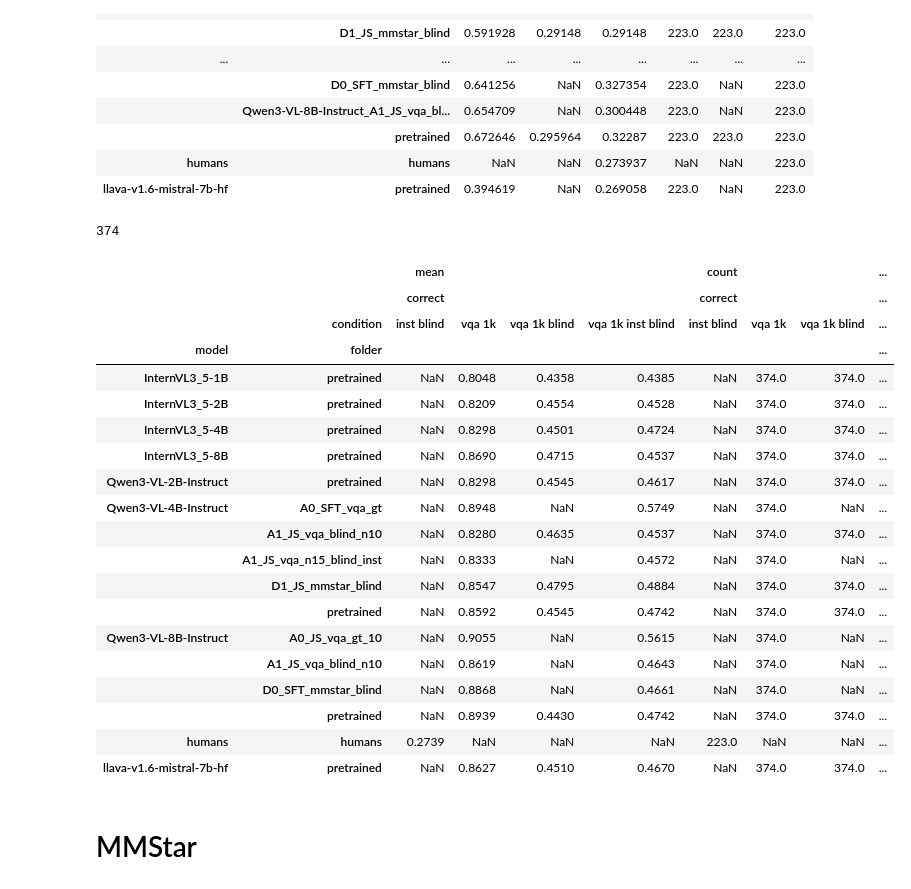
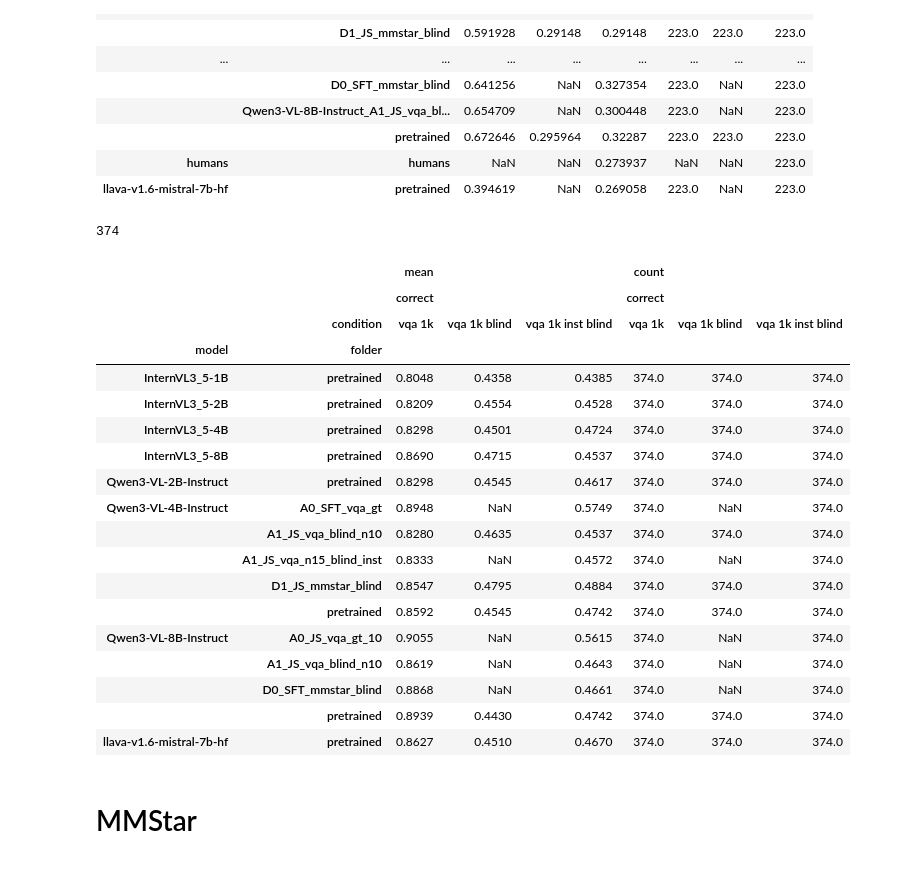
Before and after one commit to unolop/HPA, a Jupyter notebook: evaluation/scored/progress.ipynb, the cells around one changed output. Cells and saved outputs as stored; diff of their text form; code cells hidden in the pictures.

```diff
--- a/evaluation/scored/progress.ipynb
+++ b/evaluation/scored/progress.ipynb
@@ -172,46 +172,45 @@ pt
 # %%
 human_vqa=pd.read_csv('/home/work/yuna/HPA/evaluation/scored/humans/human_vqa_per_question.csv')
 # matching pids for human-model comparison
 human_vqa['model'] = "humans"
 
 qids = human_vqa.qid.unique()
 print(len(qids))
 model_vqa = model_results['vqa_1k']
 
 
-vqa_human_comparison = pd.concat([model_vqa[model_vqa['question_id'].isin(qids)] , human_mc])
+vqa_human_comparison = pd.concat([model_vqa[model_vqa['question_id'].isin(qids)] , human_vqa])
 pt = vqa_human_comparison.pivot_table(
     index=['model', 'folder'],
     columns=['condition'],
     values=['correct'],
     aggfunc=['mean', 'count']
 )
 # Round the "mean" rows/columns to 2 decimal places
 pt = pt.round(4)
 pt.to_csv(f'./vqa_human_comparison.csv')
 pt
 # %% [output]
 374
-|  |  | mean |  |  |  | count |  |  | ... |
-|  |  | correct |  |  |  | correct |  |  | ... |
-|  | condition | inst blind | vqa 1k | vqa 1k blind | vqa 1k inst blind | inst blind | vqa 1k | vqa 1k blind | ... |
-| model | folder |  |  |  |  |  |  |  | ... |
-| InternVL3_5-1B | pretrained | NaN | 0.8048 | 0.4358 | 0.4385 | NaN | 374.0 | 374.0 | ... |
-| InternVL3_5-2B | pretrained | NaN | 0.8209 | 0.4554 | 0.4528 | NaN | 374.0 | 374.0 | ... |
-| InternVL3_5-4B | pretrained | NaN | 0.8298 | 0.4501 | 0.4724 | NaN | 374.0 | 374.0 | ... |
-| InternVL3_5-8B | pretrained | NaN | 0.8690 | 0.4715 | 0.4537 | NaN | 374.0 | 374.0 | ... |
-| Qwen3-VL-2B-Instruct | pretrained | NaN | 0.8298 | 0.4545 | 0.4617 | NaN | 374.0 | 374.0 | ... |
-| Qwen3-VL-4B-Instruct | A0_SFT_vqa_gt | NaN | 0.8948 | NaN | 0.5749 | NaN | 374.0 | NaN | ... |
-|  | A1_JS_vqa_blind_n10 | NaN | 0.8280 | 0.4635 | 0.4537 | NaN | 374.0 | 374.0 | ... |
-|  | A1_JS_vqa_n15_blind_inst | NaN | 0.8333 | NaN | 0.4572 | NaN | 374.0 | NaN | ... |
-|  | D1_JS_mmstar_blind | NaN | 0.8547 | 0.4795 | 0.4884 | NaN | 374.0 | 374.0 | ... |
-|  | pretrained | NaN | 0.8592 | 0.4545 | 0.4742 | NaN | 374.0 | 374.0 | ... |
-| Qwen3-VL-8B-Instruct | A0_JS_vqa_gt_10 | NaN | 0.9055 | NaN | 0.5615 | NaN | 374.0 | NaN | ... |
-|  | A1_JS_vqa_blind_n10 | NaN | 0.8619 | NaN | 0.4643 | NaN | 374.0 | NaN | ... |
-|  | D0_SFT_mmstar_blind | NaN | 0.8868 | NaN | 0.4661 | NaN | 374.0 | NaN | ... |
-|  | pretrained | NaN | 0.8939 | 0.4430 | 0.4742 | NaN | 374.0 | 374.0 | ... |
-| humans | humans | 0.2739 | NaN | NaN | NaN | 223.0 | NaN | NaN | ... |
-| llava-v1.6-mistral-7b-hf | pretrained | NaN | 0.8627 | 0.4510 | 0.4670 | NaN | 374.0 | 374.0 | ... |
+|  |  | mean |  |  | count |  |  |
+|  |  | correct |  |  | correct |  |  |
+|  | condition | vqa 1k | vqa 1k blind | vqa 1k inst blind | vqa 1k | vqa 1k blind | vqa 1k inst blind |
+| model | folder |  |  |  |  |  |  |
+| InternVL3_5-1B | pretrained | 0.8048 | 0.4358 | 0.4385 | 374.0 | 374.0 | 374.0 |
+| InternVL3_5-2B | pretrained | 0.8209 | 0.4554 | 0.4528 | 374.0 | 374.0 | 374.0 |
+| InternVL3_5-4B | pretrained | 0.8298 | 0.4501 | 0.4724 | 374.0 | 374.0 | 374.0 |
+| InternVL3_5-8B | pretrained | 0.8690 | 0.4715 | 0.4537 | 374.0 | 374.0 | 374.0 |
+| Qwen3-VL-2B-Instruct | pretrained | 0.8298 | 0.4545 | 0.4617 | 374.0 | 374.0 | 374.0 |
+| Qwen3-VL-4B-Instruct | A0_SFT_vqa_gt | 0.8948 | NaN | 0.5749 | 374.0 | NaN | 374.0 |
+|  | A1_JS_vqa_blind_n10 | 0.8280 | 0.4635 | 0.4537 | 374.0 | 374.0 | 374.0 |
+|  | A1_JS_vqa_n15_blind_inst | 0.8333 | NaN | 0.4572 | 374.0 | NaN | 374.0 |
+|  | D1_JS_mmstar_blind | 0.8547 | 0.4795 | 0.4884 | 374.0 | 374.0 | 374.0 |
+|  | pretrained | 0.8592 | 0.4545 | 0.4742 | 374.0 | 374.0 | 374.0 |
+| Qwen3-VL-8B-Instruct | A0_JS_vqa_gt_10 | 0.9055 | NaN | 0.5615 | 374.0 | NaN | 374.0 |
+|  | A1_JS_vqa_blind_n10 | 0.8619 | NaN | 0.4643 | 374.0 | NaN | 374.0 |
+|  | D0_SFT_mmstar_blind | 0.8868 | NaN | 0.4661 | 374.0 | NaN | 374.0 |
+|  | pretrained | 0.8939 | 0.4430 | 0.4742 | 374.0 | 374.0 | 374.0 |
+| llava-v1.6-mistral-7b-hf | pretrained | 0.8627 | 0.4510 | 0.4670 | 374.0 | 374.0 | 374.0 |
 # %%
 pt = df.pivot_table(
     index=['model', 'folder'],
```
Also changed, not shown: 49 other files.
